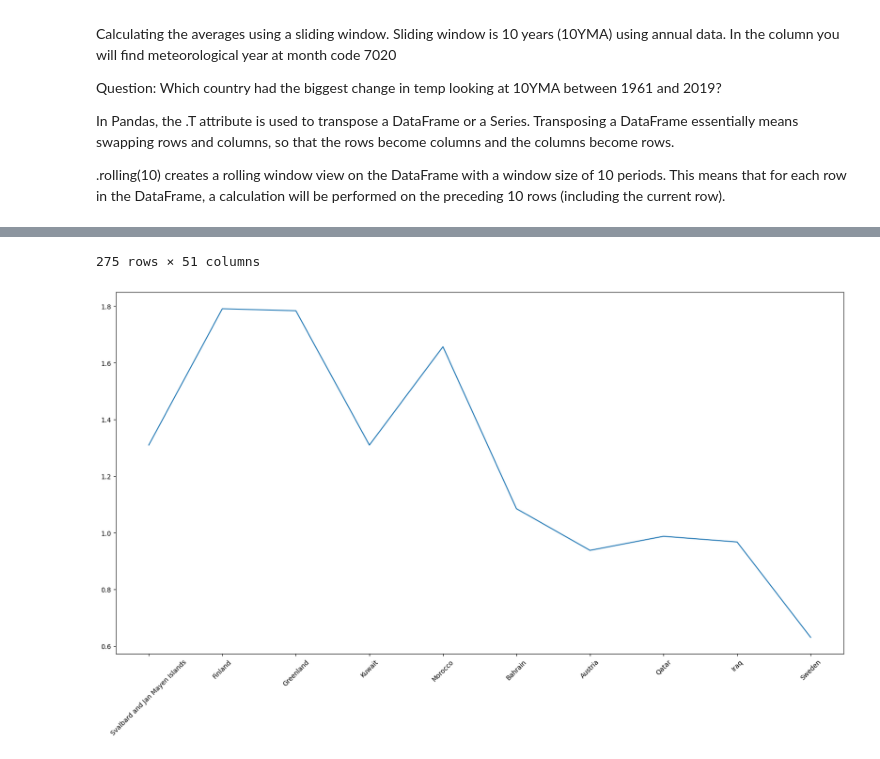
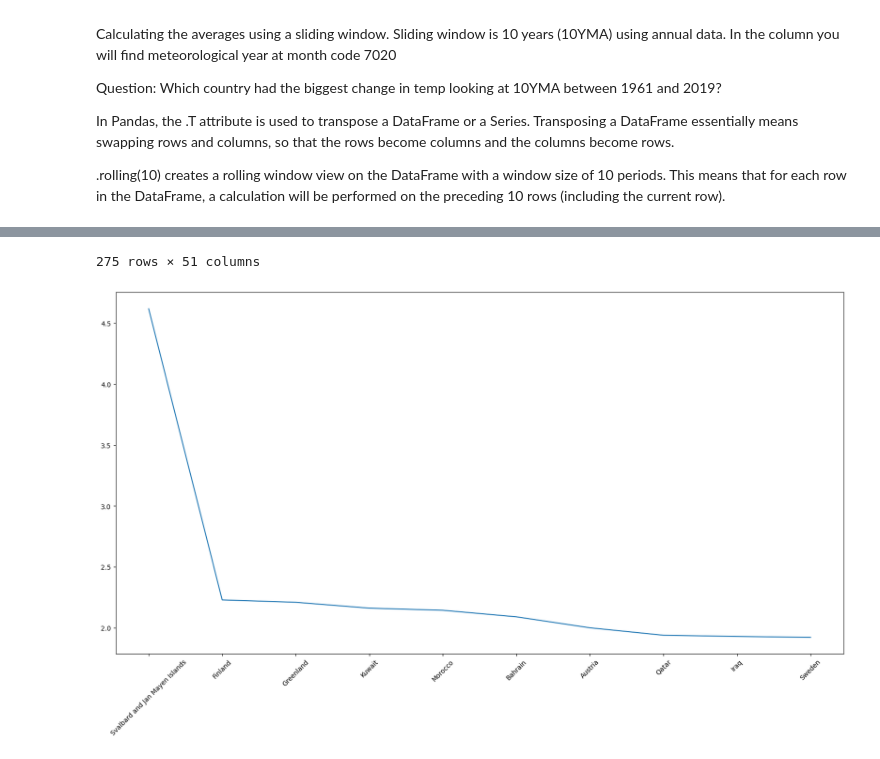
Before and after one commit to ndhend/Winc_assignments, a Jupyter notebook: Highest_temp_change.ipynb, the cells around one changed output, grey strips where cells are left out. Drawn from its saved outputs; the diff is of its cells as text; code cells hidden in the pictures.

```diff
--- a/Highest_temp_change.ipynb
+++ b/Highest_temp_change.ipynb
@@ -81,32 +81,34 @@ def highest_moving_average(row):
 # df_with_moving_averages = ...
 
 # Apply the function to each row (country) and create a new column 'Biggest Difference'
 yearly_moving_averages['Biggest Difference'] = yearly_moving_averages.apply(highest_moving_average, axis=1)
 biggest_change = yearly_moving_averages.sort_values(by='Biggest Difference', ascending=False)
 display(biggest_change)
 
 
+
+
 countries = biggest_change.index[:10]
-moving_average = yearly_moving_averages['Biggest Difference'][:10]
+moving_average = biggest_change['Biggest Difference'][:10]
 
 fig, ax = plt.subplots()
 ax.plot(countries, moving_average)
 plt.xticks(rotation=45)
 fig.set_size_inches(20,10) # Make chart a little bigger
 plt.show()
 # %% [output]
 |  | Y1970 | Y1971 | Y1972 | Y1973 | Y1974 | Y1975 | Y1976 | Y1977 | Y1978 | Y1979 | ... | ... |
 | Area |  |  |  |  |  |  |  |  |  |  |  | ... |
 | Svalbard and Jan Mayen Islands | -1.1384 | -1.3257 | -0.9507 | -0.6732 | -0.4630 | -0.4058 | -0.0776 | -0.0912 | 0.1555 | 0.2179 | ... | ... |
 | Finland | -0.2176 | -0.4528 | -0.3254 | -0.1707 | -0.0916 | 0.1242 | 0.2168 | 0.0853 | 0.1960 | 0.1683 | ... | ... |
 | Greenland | 0.0596 | 0.0103 | -0.1581 | -0.2878 | -0.2827 | -0.4717 | -0.4768 | -0.3646 | -0.4075 | -0.3326 | ... | ... |
 | Kuwait | 0.0985 | 0.1102 | -0.0423 | -0.1152 | -0.0678 | -0.0948 | -0.2366 | -0.1358 | -0.1063 | -0.0156 | ... | ... |
 | Morocco | 0.1653 | 0.0319 | -0.1390 | -0.1458 | -0.2408 | -0.2350 | -0.3649 | -0.3578 | -0.3064 | -0.2550 | ... | ... |
 | ... | ... | ... | ... | ... | ... | ... | ... | ... | ... | ... | ... | ... |
 | Midway Island | 0.1223 | 0.1201 | NaN | NaN | NaN | NaN | NaN | NaN | NaN | NaN | ... | ... |
 | Nauru | NaN | NaN | NaN | NaN | NaN | NaN | NaN | NaN | NaN | NaN | ... | ... |
 | Palau | NaN | NaN | NaN | NaN | NaN | NaN | NaN | NaN | NaN | NaN | ... | ... |
 | South Sudan | NaN | NaN | NaN | NaN | NaN | NaN | NaN | NaN | NaN | NaN | ... | ... |
 | Sudan | NaN | NaN | NaN | NaN | NaN | NaN | NaN | NaN | NaN | NaN | ... | ... |
 275 rows × 51 columns
-[figure, old version]
+[figure, new version]
```
